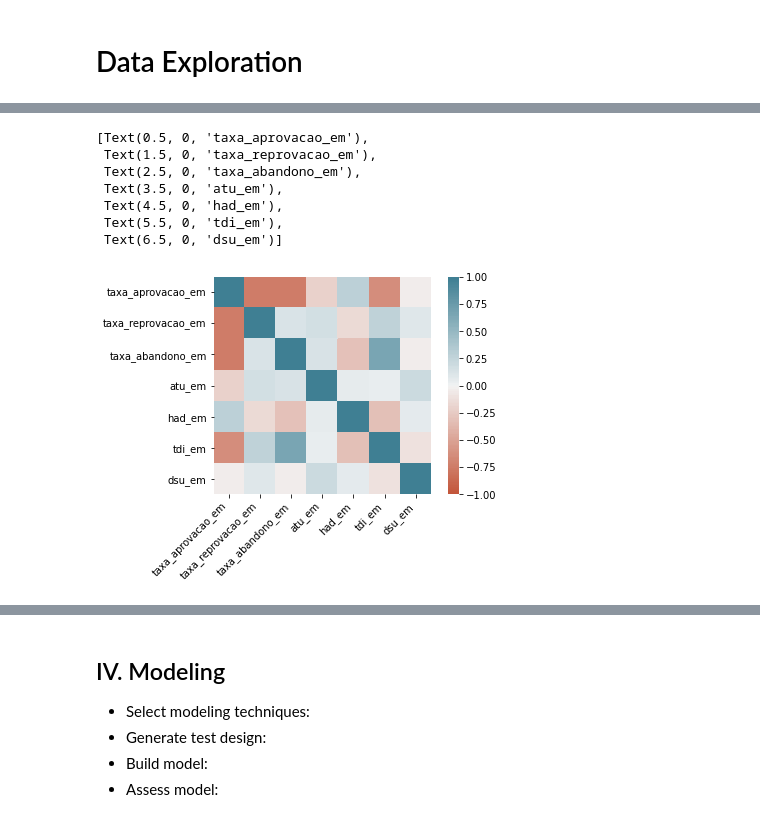
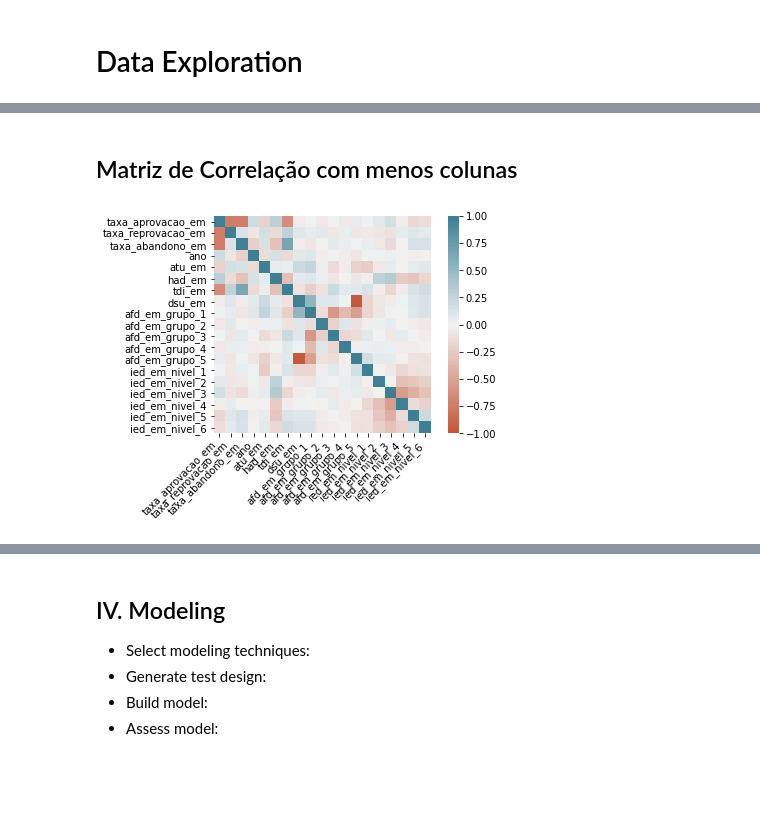
Before and after one commit to maisafraiz/projeto-amd, a Jupyter notebook: project.ipynb, the cells around one changed output, grey strips where cells are left out. Drawn from its saved outputs; the diff is of its cells as text; code cells hidden in the pictures; blank space fills up the shorter version.

```diff
--- a/project.ipynb
+++ b/project.ipynb
@@ -329,2 +332,4 @@ memory usage: 160.5+ MB
+# %%
+df_escola_em_dummies = pd.get_dummies(df_escola_em)
 # %% [markdown]
 # Data Exploration
@@ -330,0 +338,12 @@ memory usage: 160.5+ MB
+# %%
+corr = df_escola_em_dummies.corr()
+ax = sns.heatmap(   corr,
+                    vmin=-1, vmax=1, center=0,
+                    cmap=sns.diverging_palette(20, 220, n=200),
+                    square=True
+                )
+ax.set_xticklabels(
+    ax.get_xticklabels(),
+    rotation=65,
+    horizontalalignment='right'
+)
@@ -331,15 +369,18 @@ memory usage: 160.5+ MB
+# %% [markdown]
+## Matriz de Correlação com menos colunas
 # %%
-correlation_attr = ['taxa_aprovacao_em', 'taxa_reprovacao_em', 'taxa_abandono_em', 'atu_em', 'had_em', 'tdi_em', 'dsu_em']
-
-corr = df_escola_em[correlation_attr].corr()
-ax = sns.heatmap(corr, vmin=-1, vmax=1, center=0, cmap=sns.diverging_palette(20, 220, n=200), square=True)
-ax.set_xticklabels(ax.get_xticklabels(), rotation=45, horizontalalignment='right')
+correlation_cols = ['taxa_aprovacao_em', 'taxa_reprovacao_em', 'taxa_abandono_em', 'ano',
+                    'atu_em', 'had_em', 'tdi_em', 'dsu_em',  'afd_em_grupo_1',  'afd_em_grupo_2', 'afd_em_grupo_3','afd_em_grupo_4', 'afd_em_grupo_5',
+                    'ied_em_nivel_1', 'ied_em_nivel_2', 'ied_em_nivel_3', 'ied_em_nivel_4', 'ied_em_nivel_5', 'ied_em_nivel_6']
+corr = df_escola_em[correlation_cols].corr()
+ax = sns.heatmap(   corr,
+                    vmin=-1, vmax=1, center=0,
+                    cmap=sns.diverging_palette(20, 220, n=200),
+                    square=True
+                ).set_xticklabels(
+                                    ax.get_xticklabels(),
+                                    rotation=45,
+                                    horizontalalignment='right'
+                                    )
 # %% [output]
-[Text(0.5, 0, 'taxa_aprovacao_em'),
- Text(1.5, 0, 'taxa_reprovacao_em'),
- Text(2.5, 0, 'taxa_abandono_em'),
- Text(3.5, 0, 'atu_em'),
- Text(4.5, 0, 'had_em'),
- Text(5.5, 0, 'tdi_em'),
- Text(6.5, 0, 'dsu_em')]
-[figure, old version]
+[figure, new version]
```
Also changed, not shown: parts of 13 cells of this notebook.
